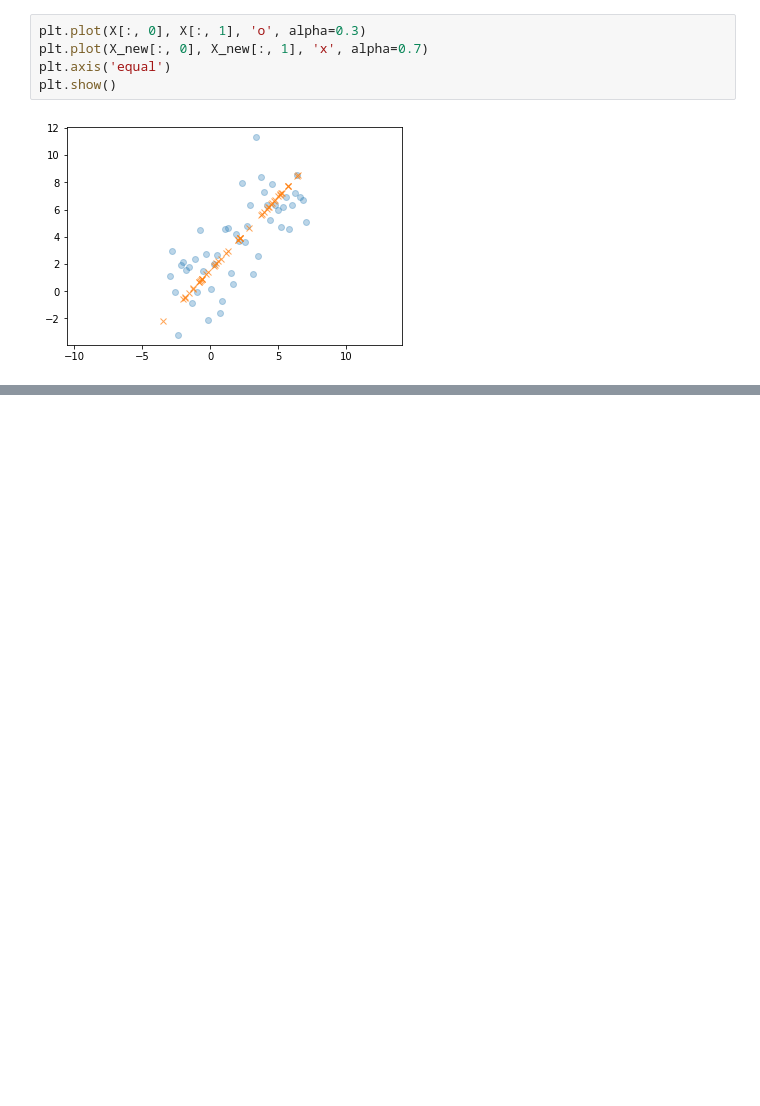
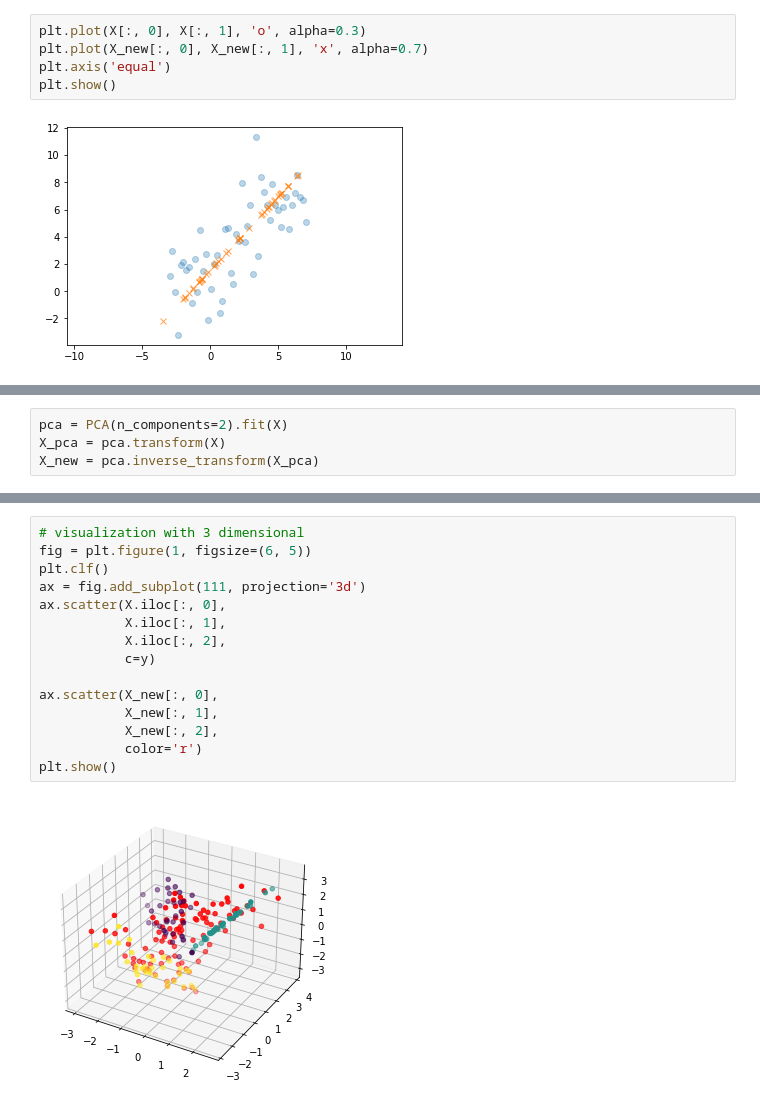
Before and after one commit to Stynic/train_ml_math, a Jupyter notebook: ml/low_level/module_8/notebook_8.ipynb, the cells around one changed output, grey strips where cells are left out. Drawn from its saved outputs; the diff is of its cells as text; blank space fills up the shorter version.

Commit message:
Worked with algorithm PCA for decrease dimensional with 3 to 2 and 2 to 1
Worked with algorithm PCA for decrease dimensional with 3 to 2 and 2 to 1

```diff
--- a/ml/low_level/module_8/notebook_8.ipynb
+++ b/ml/low_level/module_8/notebook_8.ipynb
@@ -56,0 +111,4 @@ plt.show()
+# %%
+pca = PCA(n_components=2).fit(X)
+X_pca = pca.transform(X)
+X_new = pca.inverse_transform(X_pca)
@@ -56,0 +130,17 @@ plt.show()
+# %%
+# visualization with 3 dimensional
+fig = plt.figure(1, figsize=(6, 5))
+plt.clf()
+ax = fig.add_subplot(111, projection='3d')
+ax.scatter(X.iloc[:, 0],
+           X.iloc[:, 1],
+           X.iloc[:, 2],
+           c=y)
+
+ax.scatter(X_new[:, 0],
+           X_new[:, 1],
+           X_new[:, 2],
+           color='r')
+plt.show()
+# %% [output]
+[figure, added]
```
Also changed, not shown: parts of 11 cells of this notebook, 1 other file.
